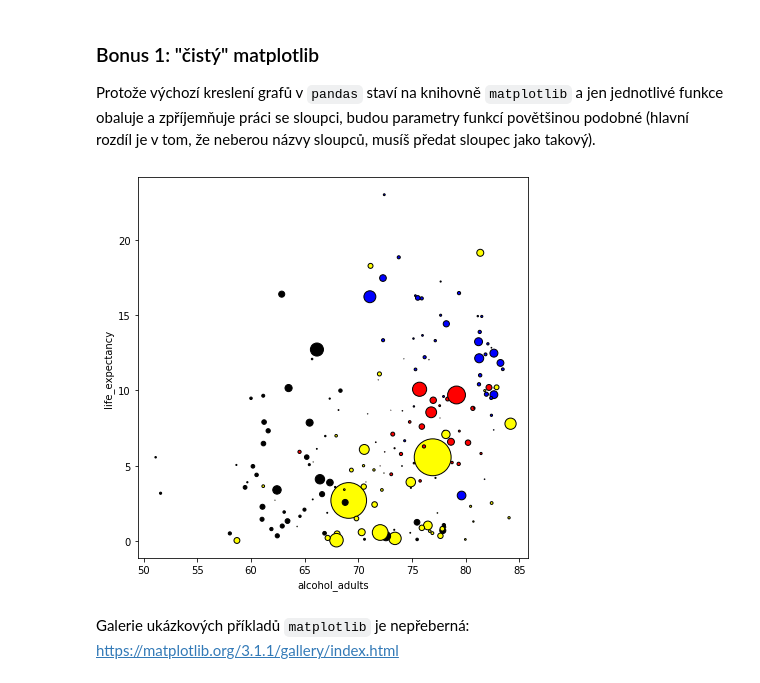
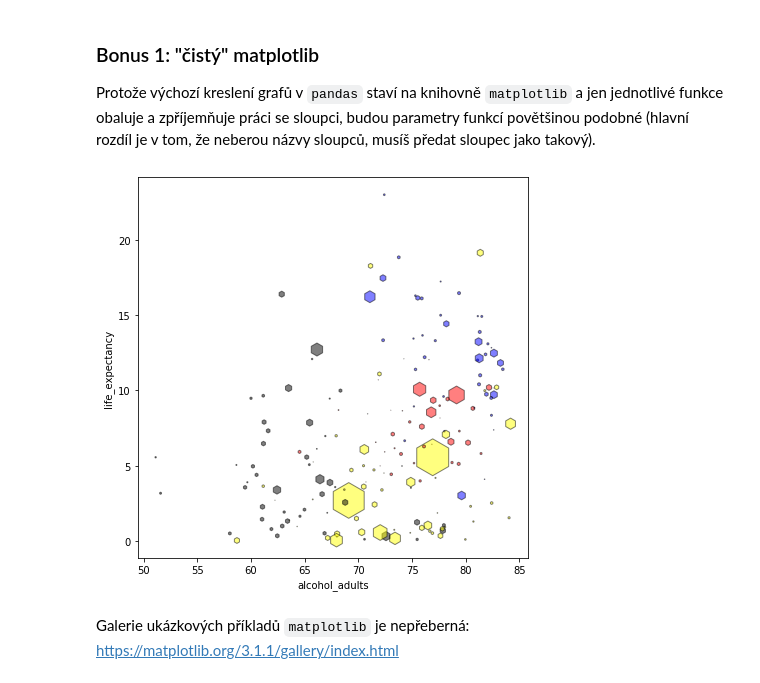
Before and after one commit to nappex/naucse.python.cz, a Jupyter notebook: lessons/pydata/visualization_basics/index.ipynb, the cells around one changed output. Drawn from its saved outputs; the diff is of its cells as text; code cells hidden in the pictures.

```diff
--- a/lessons/pydata/visualization_basics/index.ipynb
+++ b/lessons/pydata/visualization_basics/index.ipynb
@@ -287,22 +273,24 @@ Protože výchozí kreslení grafů v `pandas` staví na knihovně `matplotlib`
 # %%
 import matplotlib.pyplot as plt
 
 fig, ax = plt.subplots(figsize=(7,7))
 
 # TODO: změnit
 ax.scatter(
     countries["life_expectancy"],
     countries["alcohol_adults"],
     s=countries["population"] / 1e6,
     color=countries["world_4region"].map({"europe": "blue", "asia": "yellow", "africa": "black", "americas": "red"}),
-    edgecolor="black"
+    edgecolor="black",
+    marker="h",
+    alpha=0.5
 );
 
 # Popisky os musíme doplnit ručně
 ax.set_xlabel("alcohol_adults")
 ax.set_ylabel("life_expectancy");
 # %% [output]
-[figure, old version]
+[figure, new version]
 # %% [markdown]
 Galerie ukázkových příkladů `matplotlib` je nepřeberná: https://matplotlib.org/3.1.1/gallery/index.html
 # %% [markdown]
```
Also changed, not shown: parts of 16 cells of this notebook.
